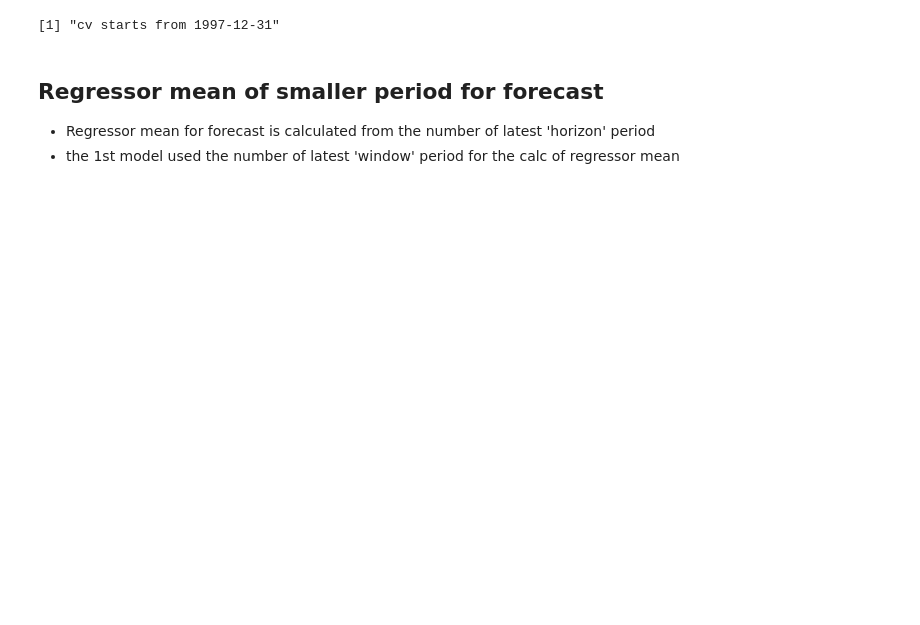
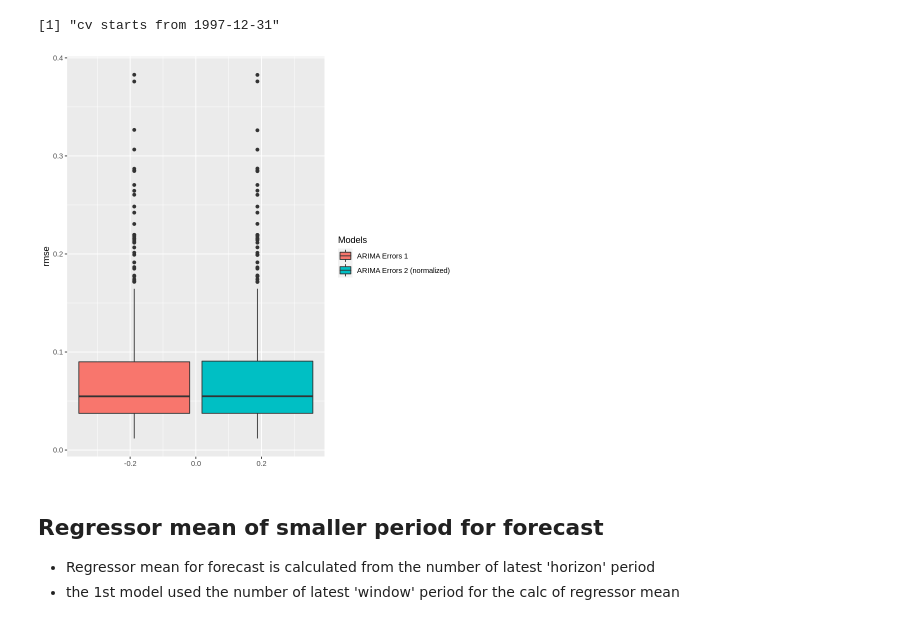
Before and after one commit to lbk209/timeseries, a Jupyter notebook: compare_timeseries_models_spx.ipynb, the cells around one changed output. Drawn from its saved outputs; the diff is of its cells as text; code cells hidden in the pictures; blank space fills up the shorter version.

```diff
--- a/compare_timeseries_models_spx.ipynb
+++ b/compare_timeseries_models_spx.ipynb
@@ -283,3 +466,12 @@ from <- index(train[from])
 print(paste('cv starts from', from, sep=' '))
 # %% [output]
 [1] "cv starts from 1997-12-31"
+# %%
+errors.m03.1 <- my.get_result(result.m03.1, 'ARIMA Errors 1')
+errors.m03.2 <- my.get_result(result.m03.2, 'ARIMA Errors 2 (normalized)')
+
+x <- rbind(errors.m03.1, errors.m03.2)
+
+my.plot_errors(x, metrics=c('rmse'), loc='right')
+# %% [output]
+[figure, added]
```
Also changed, not shown: parts of 43 cells of this notebook.
